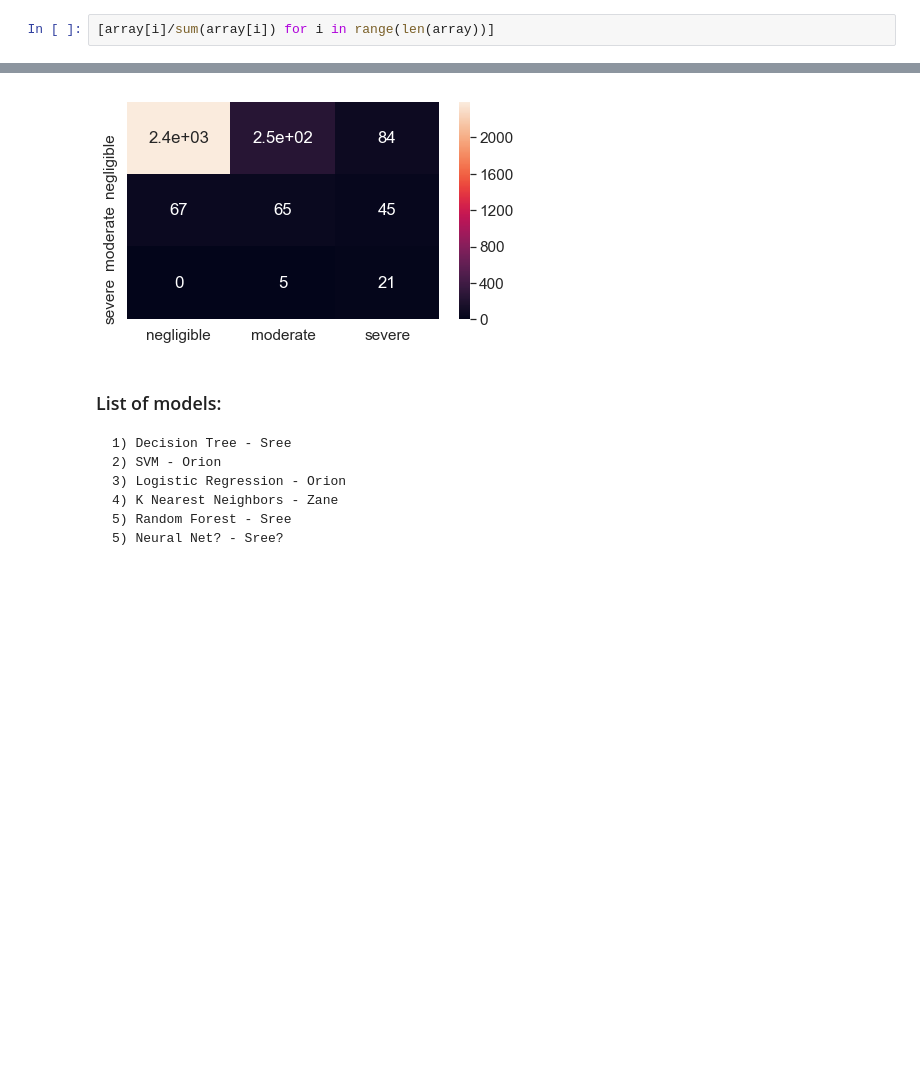
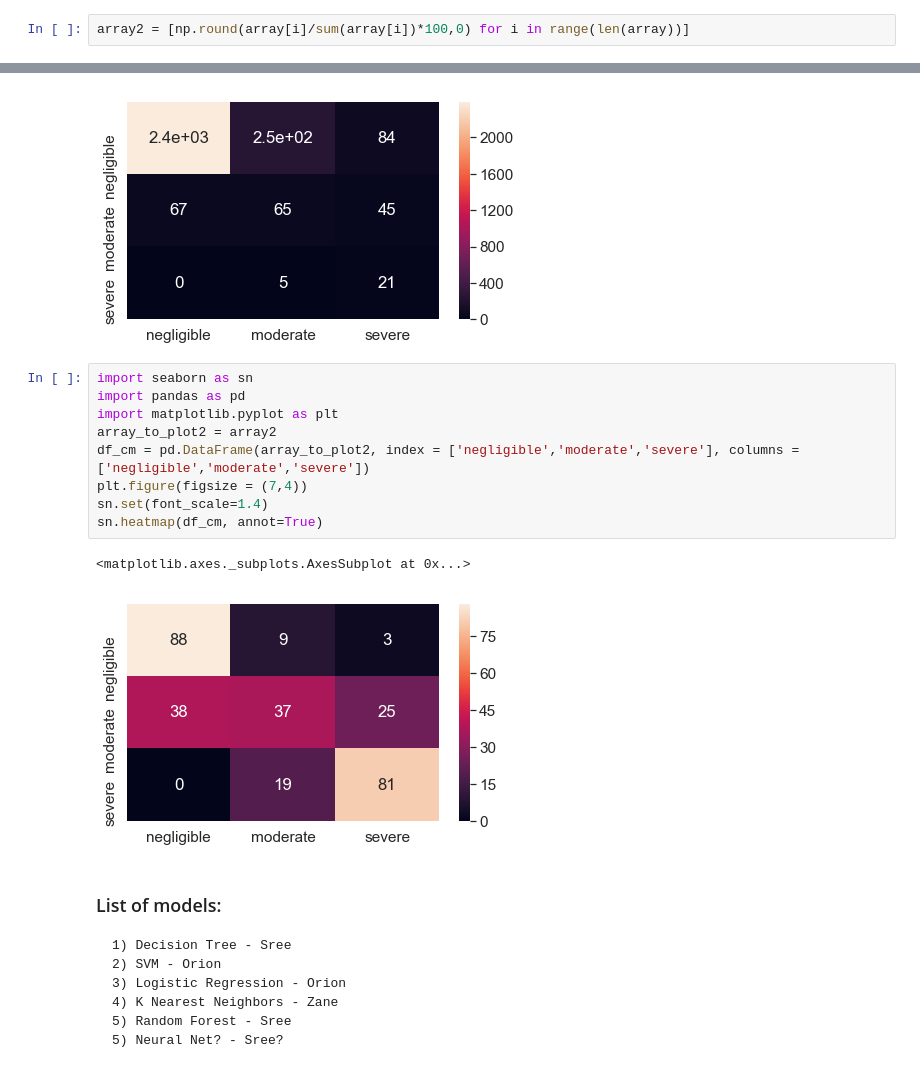
Before and after one commit to zaneddennis/tornado_v2, a Jupyter notebook: OJT-Draft-Modeling.ipynb, the cells around one changed output, grey strips where cells are left out. Cells and saved outputs as stored; diff of their text form; blank space fills up the shorter version.

```diff
--- a/OJT-Draft-Modeling.ipynb
+++ b/OJT-Draft-Modeling.ipynb
@@ -56,4 +56,4 @@ array([[2392,  248,   84],
        [  67,   65,   45],
        [   0,    5,   21]])
 # %%
-[array[i]/sum(array[i]) for i in range(len(array))]
+array2 = [np.round(array[i]/sum(array[i])*100,0) for i in range(len(array))]
@@ -77,6 +77,18 @@ sn.heatmap(df_cm, annot=True)
 # %% [output]
 <matplotlib.axes._subplots.AxesSubplot at 0x...>
 [figure]
+# %%
+import seaborn as sn
+import pandas as pd
+import matplotlib.pyplot as plt
+array_to_plot2 = array2
+df_cm = pd.DataFrame(array_to_plot2, index = ['negligible','moderate','severe'], columns = ['negligible','moderate','severe'])
+plt.figure(figsize = (7,4))
+sn.set(font_scale=1.4)
+sn.heatmap(df_cm, annot=True)
+# %% [output]
+<matplotlib.axes._subplots.AxesSubplot at 0x...>
+[figure, added]
 # %% [markdown]
 ### List of models:
     1) Decision Tree - Sree
```
Also changed, not shown: parts of 2 cells of this notebook, 3 other files.
